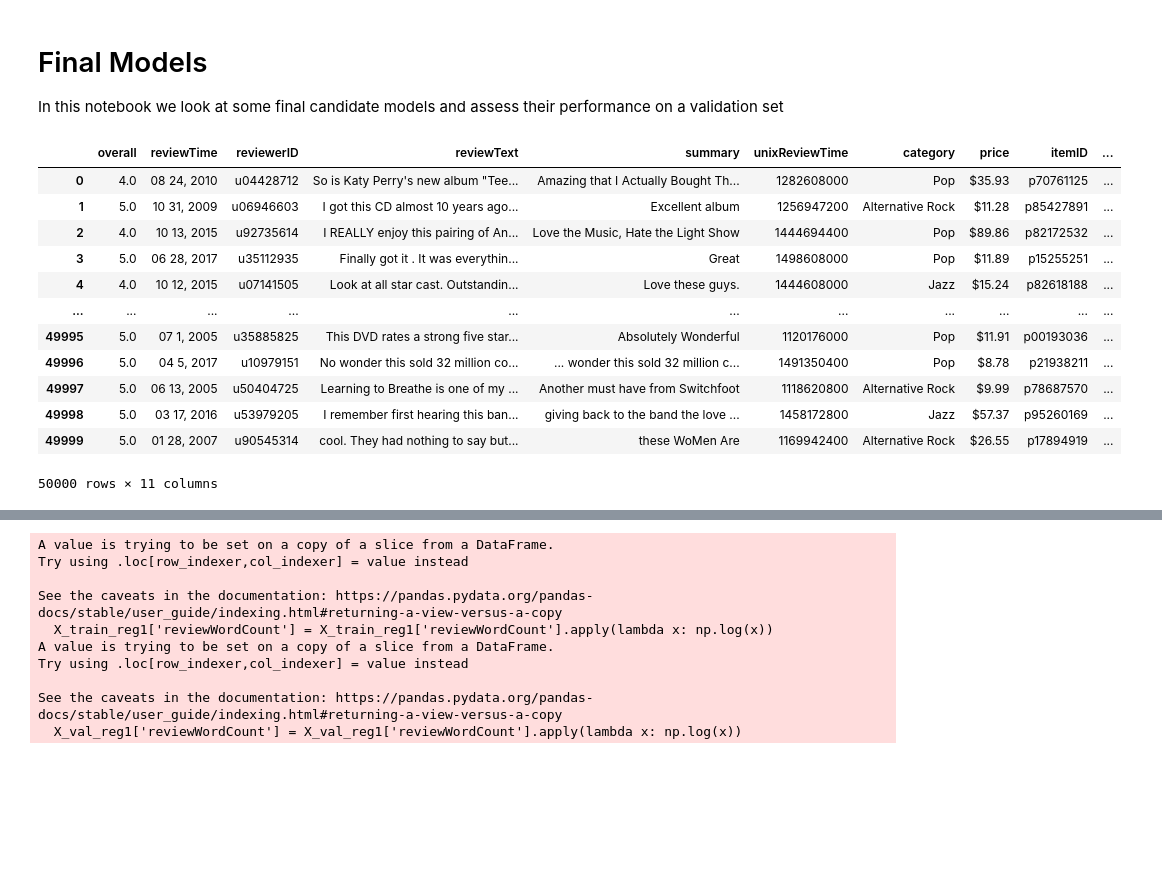
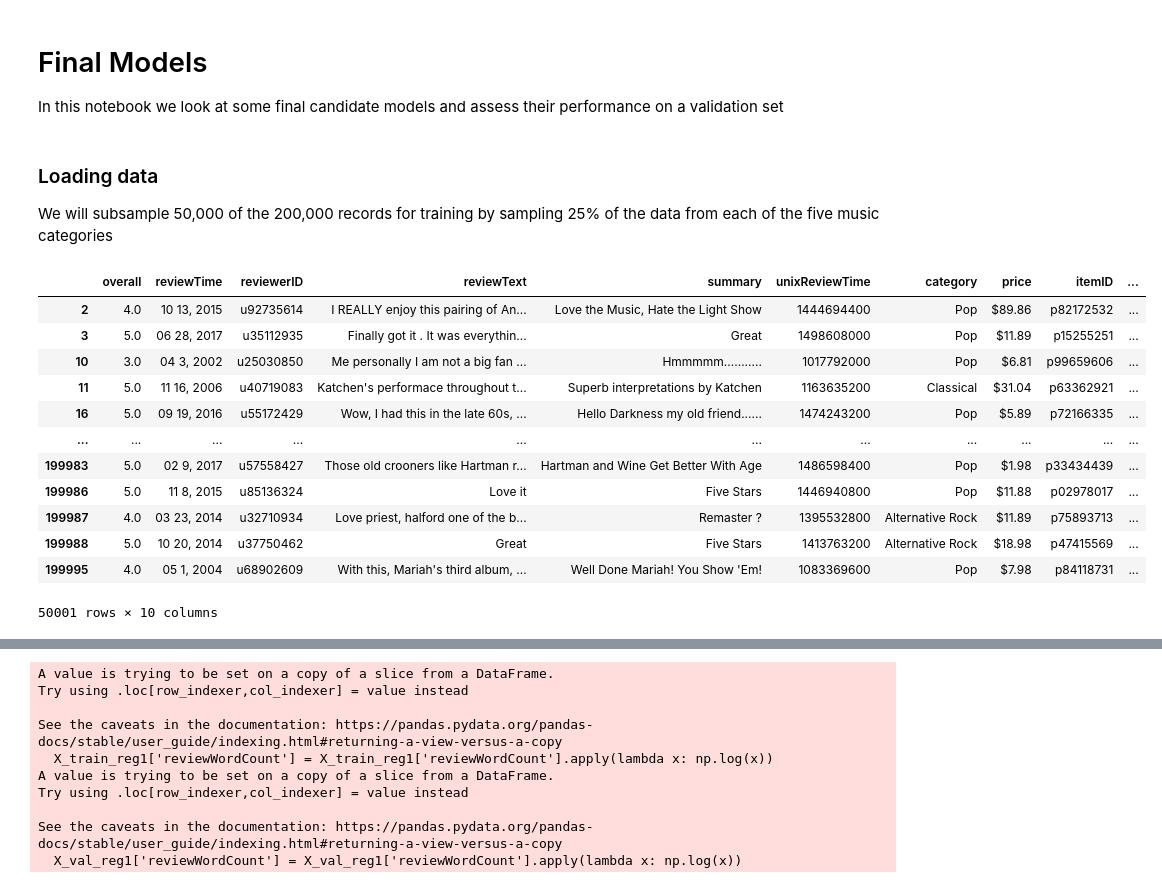
Before and after one commit to MattB17/AmazonRecommenderSystem, a Jupyter notebook: ModelsFinal.ipynb, the cells around one changed output, grey strips where cells are left out. Drawn from its saved outputs; the diff is of its cells as text; code cells hidden in the pictures; blank space fills up the shorter version.

```diff
--- a/ModelsFinal.ipynb
+++ b/ModelsFinal.ipynb
@@ -16,25 +16,11 @@ plt.style.use('seaborn-darkgrid')
 %matplotlib inline
 
 random.seed(17)
+# %% [markdown]
+### Loading data
+
+We will subsample 50,000 of the 200,000 records for training by sampling 25% of the data from each of the five music categories
 # %%
 data = None
 with open(os.path.join('data', 'train.json'), 'r') as train_file:
     data = [json.loads(row) for row in train_file]
-# %%
-data_df = pd.DataFrame(data)
-data_df = data_df[0:50000]
-data_df
-# %% [output]
-|  | overall | reviewTime | reviewerID | reviewText | summary | unixReviewTime | category | price | itemID | ... |
-| 0 | 4.0 | 08 24, 2010 | u04428712 | So is Katy Perry's new album "Tee... | Amazing that I Actually Bought Th... | 1282608000 | Pop | $35.93 | p70761125 | ... |
-| 1 | 5.0 | 10 31, 2009 | u06946603 | I got this CD almost 10 years ago... | Excellent album | 1256947200 | Alternative Rock | $11.28 | p85427891 | ... |
-| 2 | 4.0 | 10 13, 2015 | u92735614 | I REALLY enjoy this pairing of An... | Love the Music, Hate the Light Show | 1444694400 | Pop | $89.86 | p82172532 | ... |
-| 3 | 5.0 | 06 28, 2017 | u35112935 | Finally got it . It was everythin... | Great | 1498608000 | Pop | $11.89 | p15255251 | ... |
-| 4 | 4.0 | 10 12, 2015 | u07141505 | Look at all star cast. Outstandin... | Love these guys. | 1444608000 | Jazz | $15.24 | p82618188 | ... |
-| ... | ... | ... | ... | ... | ... | ... | ... | ... | ... | ... |
-| 49995 | 5.0 | 07 1, 2005 | u35885825 | This DVD rates a strong five star... | Absolutely Wonderful | 1120176000 | Pop | $11.91 | p00193036 | ... |
-| 49996 | 5.0 | 04 5, 2017 | u10979151 | No wonder this sold 32 million co... | ... wonder this sold 32 million c... | 1491350400 | Pop | $8.78 | p21938211 | ... |
-| 49997 | 5.0 | 06 13, 2005 | u50404725 | Learning to Breathe is one of my ... | Another must have from Switchfoot | 1118620800 | Alternative Rock | $9.99 | p78687570 | ... |
-| 49998 | 5.0 | 03 17, 2016 | u53979205 | I remember first hearing this ban... | giving back to the band the love ... | 1458172800 | Jazz | $57.37 | p95260169 | ... |
-| 49999 | 5.0 | 01 28, 2007 | u90545314 | cool. They had nothing to say but... | these WoMen Are | 1169942400 | Alternative Rock | $26.55 | p17894919 | ... |
-50000 rows × 11 columns
@@ -40,0 +30,22 @@ data_df
+# %%
+categories = data_df['category'].unique()
+dfs = []
+for category in categories:
+    dfs.append(data_df[data_df['category'] == category].sample(frac=0.25))
+data_df = pd.concat(dfs, axis=0)
+data_df = data_df.sort_index()
+data_df
+# %% [output]
+|  | overall | reviewTime | reviewerID | reviewText | summary | unixReviewTime | category | price | itemID | ... |
+| 2 | 4.0 | 10 13, 2015 | u92735614 | I REALLY enjoy this pairing of An... | Love the Music, Hate the Light Show | 1444694400 | Pop | $89.86 | p82172532 | ... |
+| 3 | 5.0 | 06 28, 2017 | u35112935 | Finally got it . It was everythin... | Great | 1498608000 | Pop | $11.89 | p15255251 | ... |
+| 10 | 3.0 | 04 3, 2002 | u25030850 | Me personally I am not a big fan ... | Hmmmmm........... | 1017792000 | Pop | $6.81 | p99659606 | ... |
+| 11 | 5.0 | 11 16, 2006 | u40719083 | Katchen's performace throughout t... | Superb interpretations by Katchen | 1163635200 | Classical | $31.04 | p63362921 | ... |
+| 16 | 5.0 | 09 19, 2016 | u55172429 | Wow, I had this in the late 60s, ... | Hello Darkness my old friend...... | 1474243200 | Pop | $5.89 | p72166335 | ... |
+| ... | ... | ... | ... | ... | ... | ... | ... | ... | ... | ... |
+| 199983 | 5.0 | 02 9, 2017 | u57558427 | Those old crooners like Hartman r... | Hartman and Wine Get Better With Age | 1486598400 | Pop | $1.98 | p33434439 | ... |
+| 199986 | 5.0 | 11 8, 2015 | u85136324 | Love it | Five Stars | 1446940800 | Pop | $11.88 | p02978017 | ... |
+| 199987 | 4.0 | 03 23, 2014 | u32710934 | Love priest, halford one of the b... | Remaster ? | 1395532800 | Alternative Rock | $11.89 | p75893713 | ... |
+| 199988 | 5.0 | 10 20, 2014 | u37750462 | Great | Five Stars | 1413763200 | Alternative Rock | $18.98 | p47415569 | ... |
+| 199995 | 4.0 | 05 1, 2004 | u68902609 | With this, Mariah's third album, ... | Well Done Mariah! You Show 'Em! | 1083369600 | Pop | $7.98 | p84118731 | ... |
+50001 rows × 10 columns
```
Also changed, not shown: parts of 23 cells of this notebook, 1 other file.
